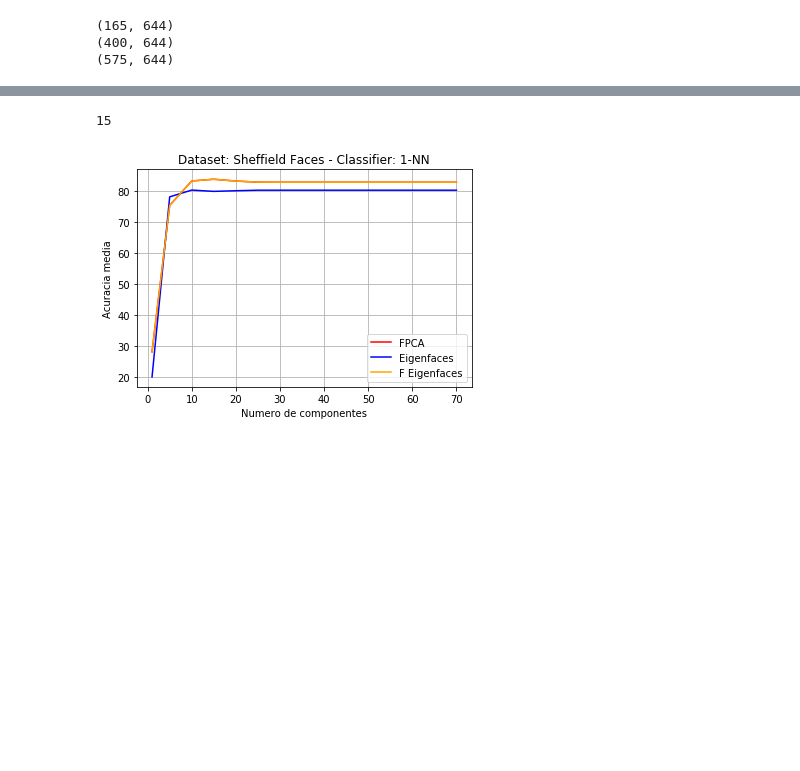
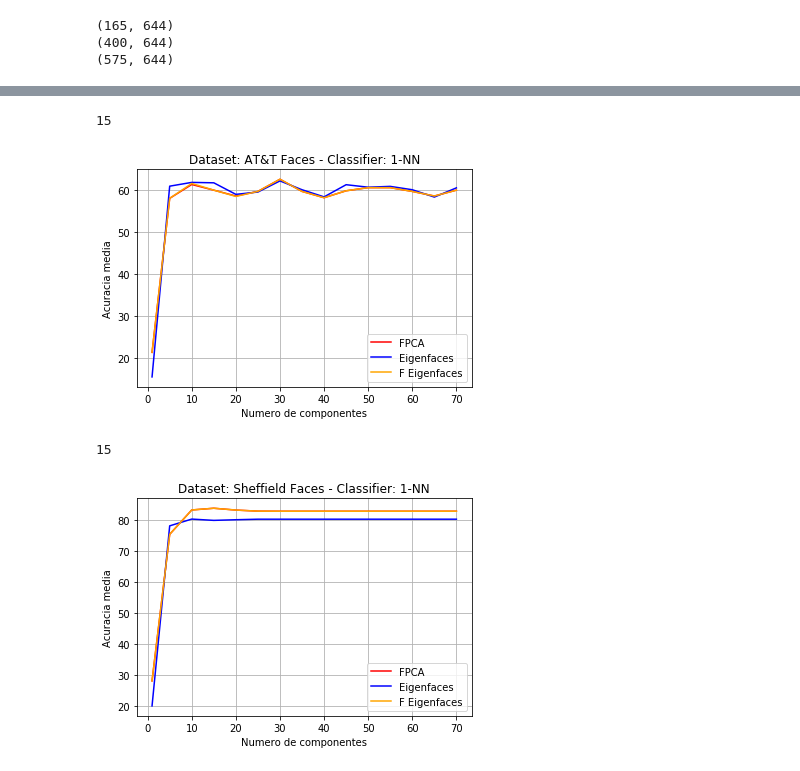
Before and after one commit to emanueldiego0/PIC_AM, a Jupyter notebook: Artigo 2 - Replicacao.ipynb, the cells around one changed output, grey strips where cells are left out. Saved outputs shown, nothing was run; the diff lists cells and outputs as text; code cells hidden in the pictures; blank space fills up the shorter version.

```diff
--- a/Artigo 2 - Replicacao.ipynb
+++ b/Artigo 2 - Replicacao.ipynb
@@ -275,5 +278,8 @@ ImprimirResultados(acc_yale, "Yale Faces")
 # %%
-ImprimirResultados(acc_att, "AT&T Faces")
+ImprimirResultados(acc_att, "AT&T Faces")embedded-picture
+# %% [output]
+15
+[figure, added]
 # %%
 ImprimirResultados(acc_sheffield, "Sheffield Faces")
 # %% [output]
```
Also changed, not shown: parts of 3 cells of this notebook.
